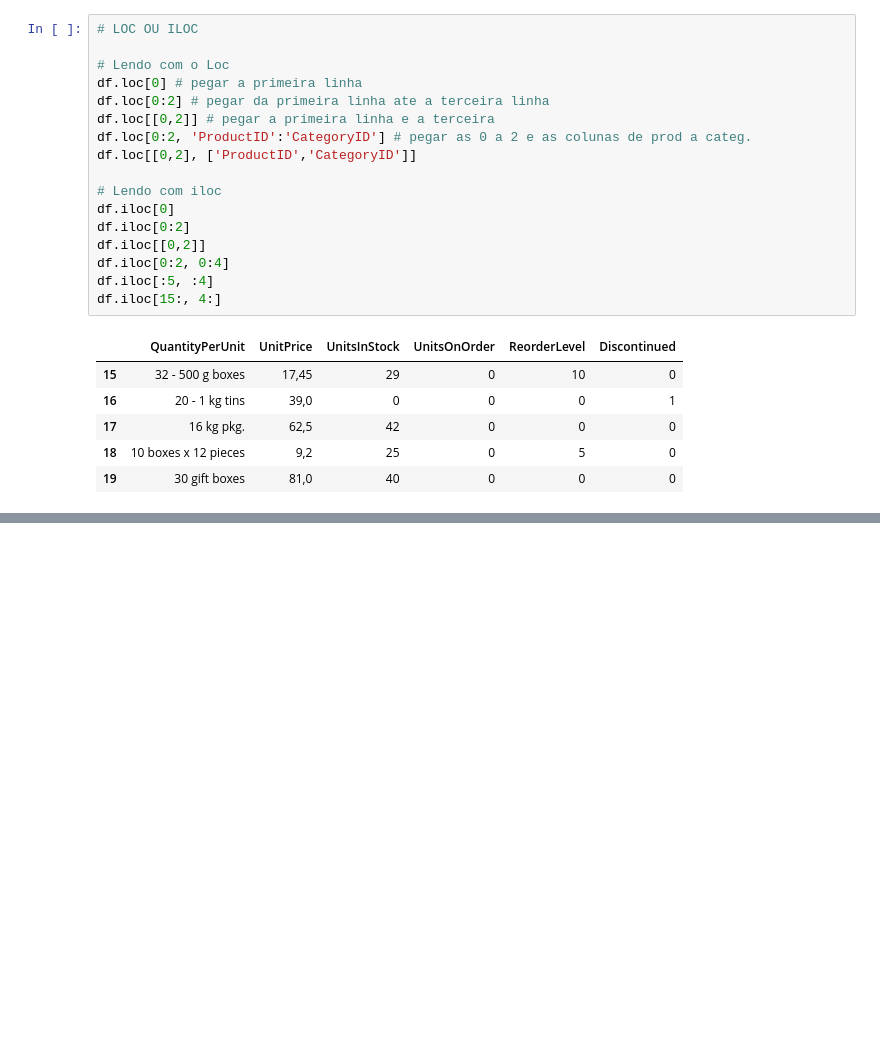
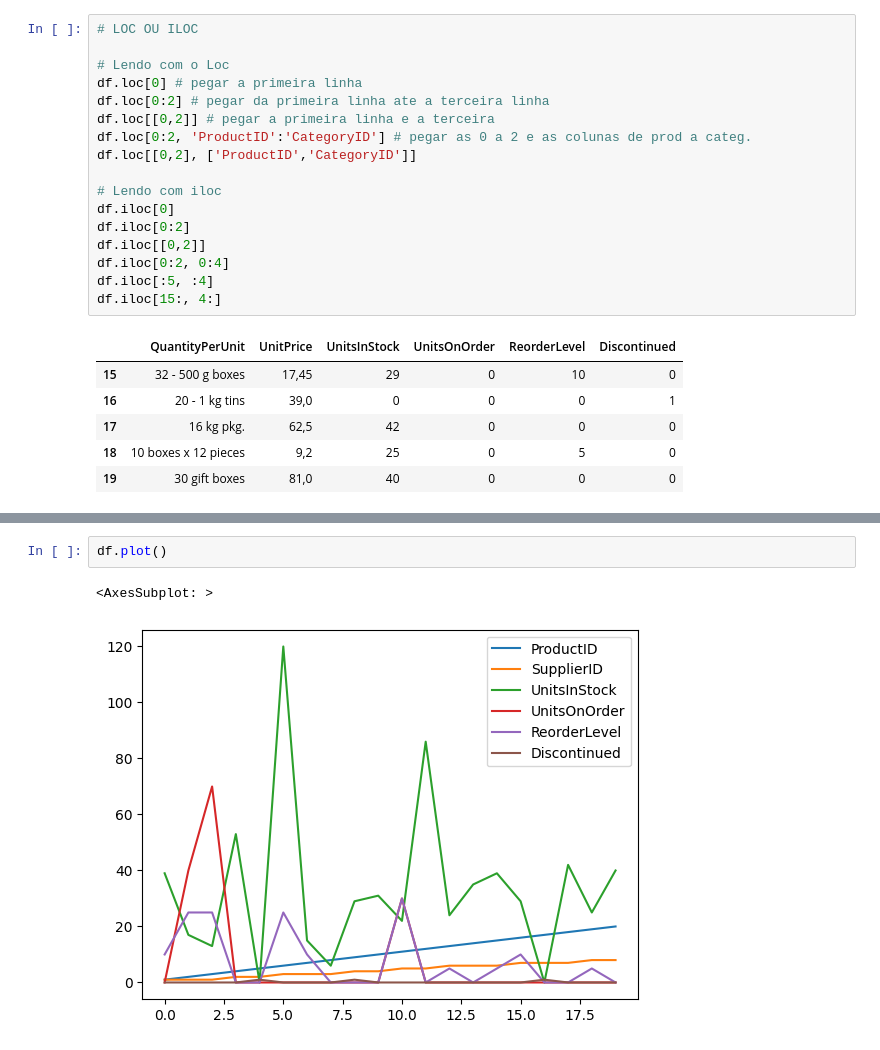
Before and after one commit to ElBulidur/t14241, a Jupyter notebook: aula_03/__main__.ipynb, the cells around one changed output, grey strips where cells are left out. Saved outputs shown, nothing was run; the diff lists cells and outputs as text; blank space fills up the shorter version.

```diff
--- a/aula_03/__main__.ipynb
+++ b/aula_03/__main__.ipynb
@@ -52,0 +141,5 @@ df.iloc[:,::]
+# %%
+df.plot()
+# %% [output]
+<AxesSubplot: >
+[figure, added]
```
Also changed, not shown: parts of 26 cells of this notebook, 1 other file.
